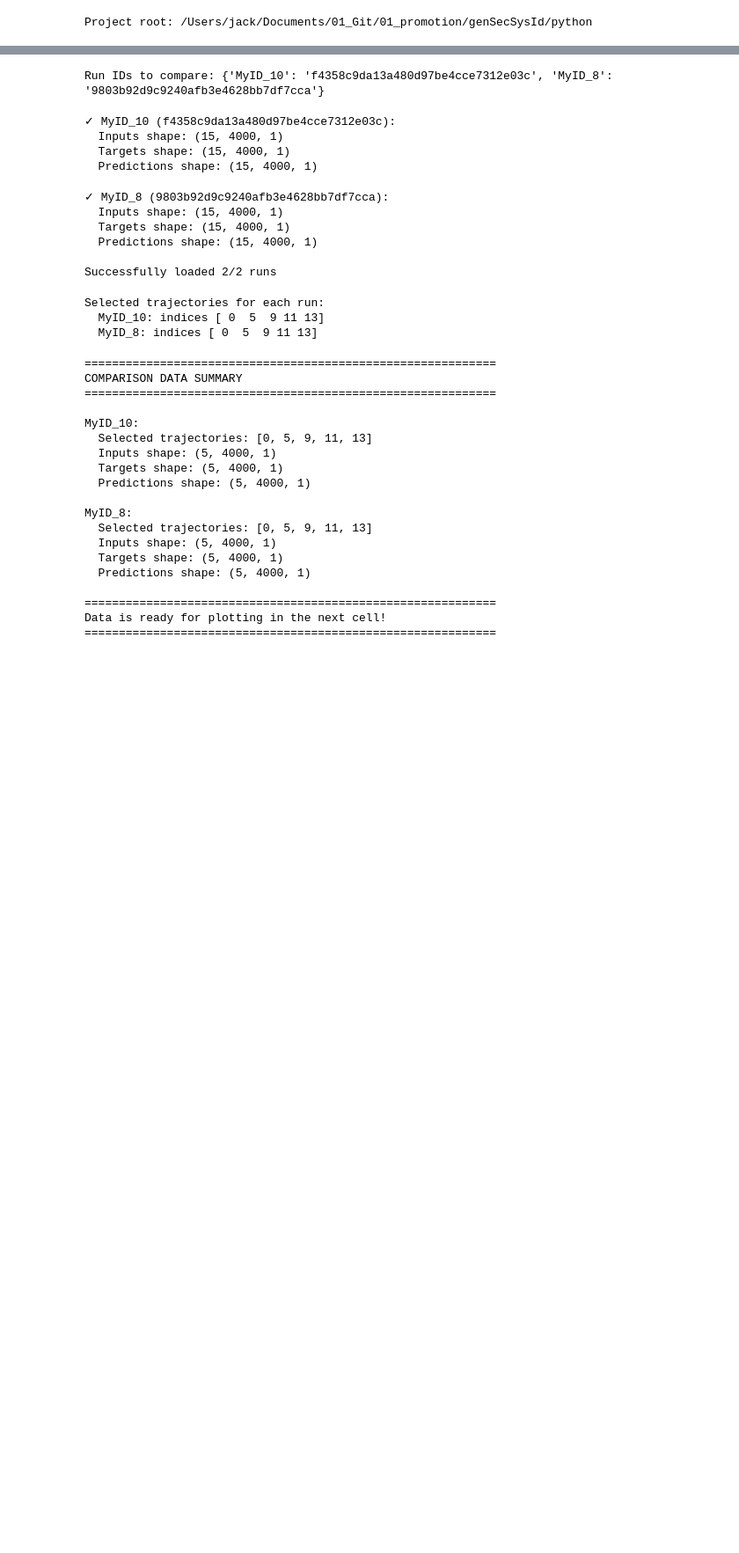
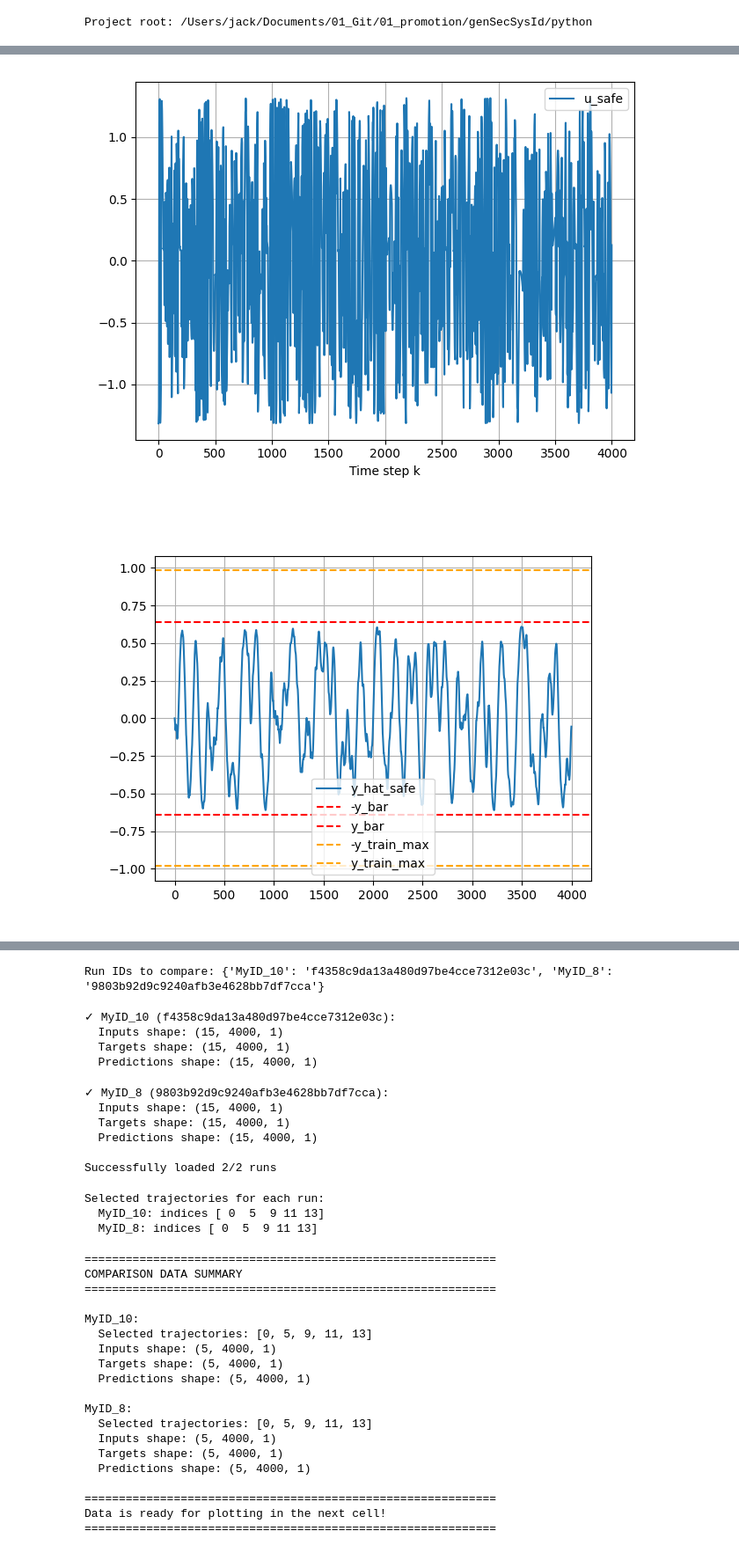
Before and after one commit to Dany-L/genSecSysId, a Jupyter notebook: python/notebooks/compare_run_ids.ipynb, the cells around one changed output, grey strips where cells are left out. Shown at 88% size. Drawn from its saved outputs; the diff is of its cells as text; code cells hidden in the pictures; blank space fills up the shorter version.

```diff
--- a/python/notebooks/compare_run_ids.ipynb
+++ b/python/notebooks/compare_run_ids.ipynb
@@ -25,0 +629,17 @@ MLflow tracking URI: file:///Users/jack/Documents/01_Git/01_promotion/genSecSysI
+# %%
+# load diverging input trajectories
+artifact_path = "evaluation/inputs_div.npy"
+inputs_div_name = mlflow.artifacts.download_artifacts(run_id=run_id, artifact_path=artifact_path)
+inputs_div = np.load(inputs_div_name)
+
+artifact_path = "evaluation/targets_div.npy"
+targets_div_name = mlflow.artifacts.download_artifacts(run_id=run_id, artifact_path=artifact_path)
+targets_div = np.load(targets_div_name)
+
+artifact_path = "evaluation/targets.npy"
+targets_name = mlflow.artifacts.download_artifacts(run_id=run_id, artifact_path=artifact_path)
+targets = np.load(targets_name)
+
+artifact_path = "evaluation/inputs.npy"
+inputs_name = mlflow.artifacts.download_artifacts(run_id=run_id, artifact_path=artifact_path)
+inputs = np.load(inputs_name)
@@ -25,0 +700,53 @@ MLflow tracking URI: file:///Users/jack/Documents/01_Git/01_promotion/genSecSysI
+# %%
+idx = 0
+scale = 10.0
+stab_type = 'no_div'
+plot_y = False
+
+
+# divergent trajectory
+if stab_type == 'div':
+    u_padded = scale * (np.nan_to_num(inputs_div[idx,:,:], nan=0.0)).reshape((1,-1,nd))
+    u_padded = np.concatenate((u_padded, np.zeros((1,1000,1))), axis=1)
+    y = targets_div[idx,:,0]
+elif stab_type == 'no_div':
+    u_padded = scale * (np.nan_to_num(inputs[idx,:,:], nan=0.0)).reshape((1,-1,nd))
+    y = targets[idx,:,0]
+
+u_n = torch.tensor(normalizer.transform_inputs(u_padded))
+
+y_hat_n, (x,w), _ = model(u_n)
+y_hat_n_safe, (x_safe, w_safe), u_safe_n = model2(u_n)
+y_hat = normalizer.inverse_transform_outputs(y_hat_n.detach().numpy())
+y_hat_safe = normalizer.inverse_transform_outputs(y_hat_n_safe.detach().numpy())
+
+
+fig, ax = plt.subplots()
+# ax.plot(u_padded[0,:,0], label='u')
+ax.plot(normalizer.inverse_transform_inputs(u_safe_n.detach().numpy())[0,:,0], label='u_safe')
+ax.legend()
+ax.grid()
+ax.set_xlabel('Time step k')
+fig.tight_layout()
+tikzplotlib.save(str(fig_out_dir / 'div_input_trajectory-output_bound.tex'), figure=fig)
+
+fig, ax = plt.subplots()
+# ax.plot(y_hat[0,:,0], label='y_hat')
+ax.plot(y_hat_safe[0,:,0], label='y_hat_safe')
+if plot_y:
+    ax.plot(y, label='y', linestyle='dashed')
+ax.axhline(-y_bar.squeeze(), color='red', linestyle='dashed', label='-y_bar')
+ax.axhline(y_bar.squeeze(), color='red', linestyle='dashed', label='y_bar')
+ax.axhline(-y_train_max, color='orange', linestyle='dashed', label='-y_train_max')
+ax.axhline(y_train_max, color='orange', linestyle='dashed', label='y_train_max')
+ax.legend()
+ax.grid()
+
+fig, ax = plt.subplots()
+# ax.plot(x[0,:,0].detach().numpy(), x[0,:,1].detach().numpy())
+ax.plot(x_safe[0,:,0].detach().numpy(), x_safe[0,:,1].detach().numpy())
+plot_ellipse(ax, X, s, fill=True)
+ax.grid()
+# %% [output]
+[figure, added]
+[figure, added]
```
Also changed, not shown: parts of 21 cells of this notebook, 6 other files.
